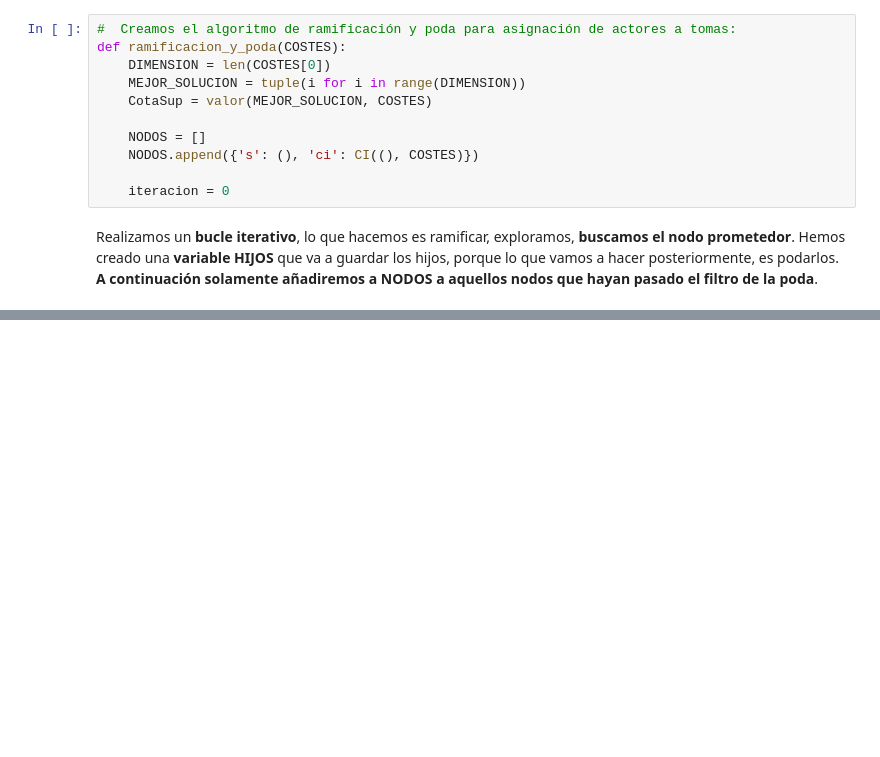
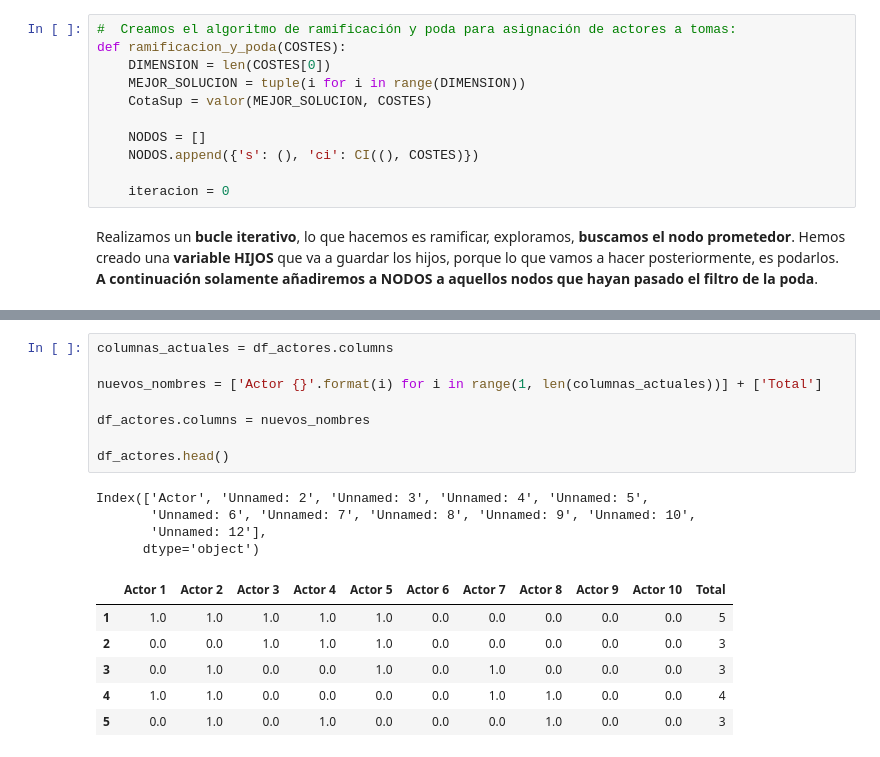
Before and after one commit to JuanArocaMIAR/03MIAR---Algoritmos-de-Optimizacion---2023, a Jupyter notebook: Trabajo_Práctico_Algoritmos_Juan_Aroca_Perez.ipynb, the cells around one changed output, grey strips where cells are left out. Saved outputs shown, nothing was run; the diff lists cells and outputs as text; blank space fills up the shorter version.

```diff
--- a/Trabajo_Práctico_Algoritmos_Juan_Aroca_Perez.ipynb
+++ b/Trabajo_Práctico_Algoritmos_Juan_Aroca_Perez.ipynb
@@ -349,0 +431,19 @@ La solución final es: (5, 1, 0, 2, 4, 6, 7, 3, 8, 9) en 69690 iteraciones para
+# %%
+columnas_actuales = df_actores.columns
+
+nuevos_nombres = ['Actor {}'.format(i) for i in range(1, len(columnas_actuales))] + ['Total']
+
+df_actores.columns = nuevos_nombres
+
+df_actores.head()
+# %% [output]
+Index(['Actor', 'Unnamed: 2', 'Unnamed: 3', 'Unnamed: 4', 'Unnamed: 5',
+       'Unnamed: 6', 'Unnamed: 7', 'Unnamed: 8', 'Unnamed: 9', 'Unnamed: 10',
+       'Unnamed: 12'],
+      dtype='object')
+|  | Actor 1 | Actor 2 | Actor 3 | Actor 4 | Actor 5 | Actor 6 | Actor 7 | Actor 8 | Actor 9 | Actor 10 | Total |
+| 1 | 1.0 | 1.0 | 1.0 | 1.0 | 1.0 | 0.0 | 0.0 | 0.0 | 0.0 | 0.0 | 5 |
+| 2 | 0.0 | 0.0 | 1.0 | 1.0 | 1.0 | 0.0 | 0.0 | 0.0 | 0.0 | 0.0 | 3 |
+| 3 | 0.0 | 1.0 | 0.0 | 0.0 | 1.0 | 0.0 | 1.0 | 0.0 | 0.0 | 0.0 | 3 |
+| 4 | 1.0 | 1.0 | 0.0 | 0.0 | 0.0 | 0.0 | 1.0 | 1.0 | 0.0 | 0.0 | 4 |
+| 5 | 0.0 | 1.0 | 0.0 | 1.0 | 0.0 | 0.0 | 0.0 | 1.0 | 0.0 | 0.0 | 3 |
```
Also changed, not shown: parts of 10 cells of this notebook.
